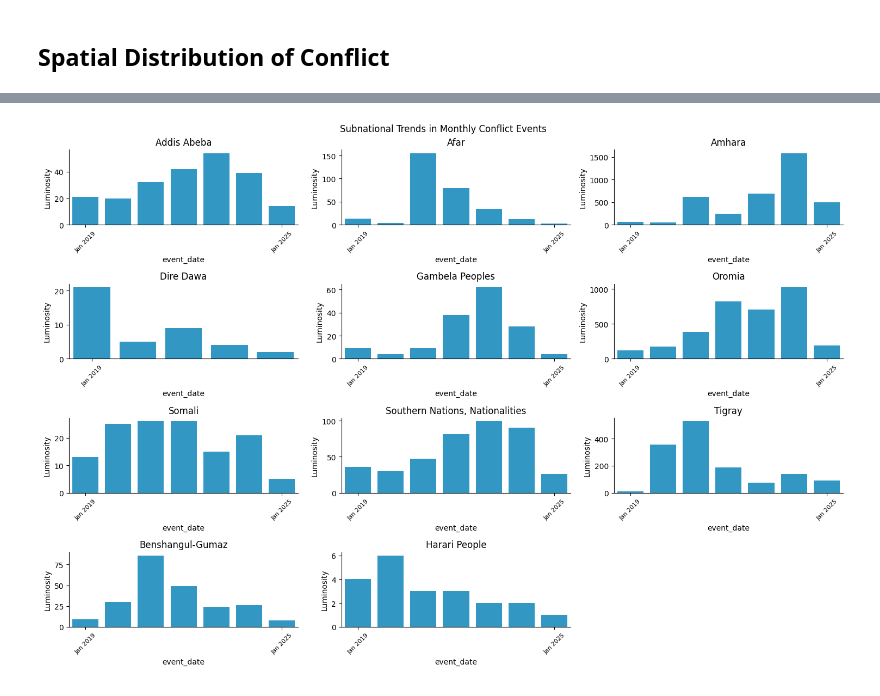
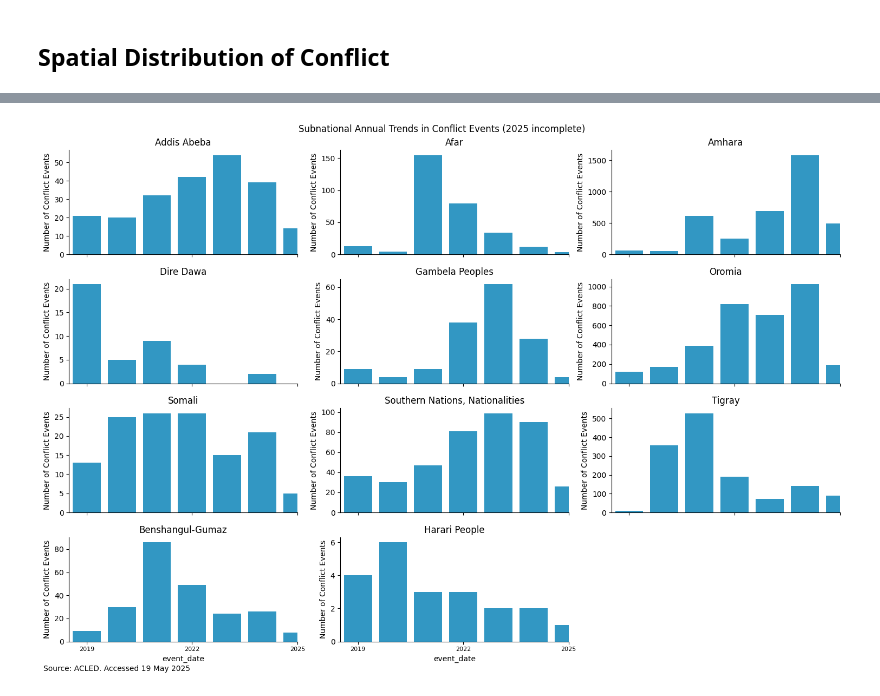
Before and after one commit to datapartnership/ethiopia-economic-monitoring, a Jupyter notebook: notebooks/conflict/acled.ipynb, the cells around one changed output, grey strips where cells are left out. Drawn from its saved outputs; the diff is of its cells as text; code cells hidden in the pictures.

Commit message:
acled date change

```diff
--- a/notebooks/conflict/acled.ipynb
+++ b/notebooks/conflict/acled.ipynb
@@ -590,10 +594,10 @@ def get_category(event_date):
     # Compare using proper timestamp comparison
     if tigray_start <= event_date <= tigray_end:
         return 'Tigray War (3rd Nov 2020 - 3rd Nov 2022)'
-    elif event_date > amhara_start:
-        return 'Amhara War (1st Apr 2023 - Present)'
+    elif event_date >= amhara_start:
+        return f'Amhara War (1st Apr 2023 - {last_date})'
 # %%
-category_list = ['Tigray War (3rd Nov 2020 - 3rd Nov 2022)', 'Amhara War (1st Apr 2023 - Present)']
+category_list = ['Tigray War (3rd Nov 2020 - 3rd Nov 2022)', f'Amhara War (1st Apr 2023 - {last_date})']
 # %%
 data['category'] = data['event_date'].apply(lambda x: get_category(x))
 df = data[~(data['category'].isna())]
@@ -893,7 +897,7 @@ for category_type in list(conflict_event_type["event_type"].unique()):
             child=visuals.get_bar_chart(
                 conflict_event_type,
                 f"Conflict Events - {category_type}",
-                "Source: ACLED. Accessed date {datetime.today().date().isoformat()}",
+                f"Source: ACLED. Accessed date {extracted_date_formatted}",
                 subtitle="",
                 category="event_type",
                 measure="nrEvents",
@@ -945,7 +949,7 @@ for category_type in list(conflict_sub_event_type["event_type"].unique()):
             child=visuals.get_stacked_bar_chart(
                 df,
                 f"Conflict Events by Sub Type",
-                source_text=f"Source: ACLED. Accessed ",
+                source_text=f"Source: ACLED. Accessed {extracted_date_formatted}",
                 date_column="event_date",
                 categories=event_types,
                 measure="nrEvents",
@@ -972,39 +976,43 @@ import matplotlib.pyplot as plt
 import seaborn as sns
 import pandas as pd
 
-fig, axes = plt.subplots(4, 3, figsize=(15, 10))  # 4x3 grid (extra space for alignment)
+fig, axes = plt.subplots(4, 3, figsize=(15, 10), sharex=True)  # 4x3 grid (extra space for alignment)
 axes = axes.flatten()
 
 # Create bar charts for each region
 for i, region in enumerate(conflict_adm1_annual['NAME_1'].unique()):
     ax = axes[i]
     df = conflict_adm1_annual[conflict_adm1_annual['NAME_1']==region]
     df = df[df['event_date']>='2019-01-01']
     # df = df.set_index('date')
     df.loc[:, 'year'] = pd.to_datetime(df['event_date']).dt.year
 
     sns.barplot(data=df, x='event_date', y='nrEvents', color='#1AA1DB', ax=ax)
     ax.set_title(region)
     #ax.set_xlabel('Date')
-    ax.set_ylabel('Luminosity')
+    ax.set_ylabel('Number of Conflict Events')
     ax.spines['top'].set_visible(False)
     ax.spines['right'].set_visible(False)
 
-    tick_positions = range(0, len(df['event_date']), 6)  # Every 6th month
-    tick_labels = pd.to_datetime(df['event_date']).iloc[tick_positions].dt.strftime('%b %Y')  # Format as 'Month Year'
+    tick_positions = range(0, len(df['event_date']), 3)  # Every 6th month
+    tick_labels = pd.to_datetime(df['event_date']).iloc[tick_positions].dt.strftime('%Y')  # Format as 'Month Year'
     ax.set_xticks(tick_positions)
-    ax.set_xticklabels(tick_labels, rotation=45, fontsize=8)
+    ax.set_xticklabels(tick_labels, rotation=0, fontsize=8)
 
 #Hide extra subplots if regions < grid cells
 for j in range(len(conflict_adm1_annual['NAME_1'].unique()), len(axes)):
     fig.delaxes(axes[j])
 
 # Adjust layout
 plt.tight_layout()
-plt.suptitle('Subnational Trends in Monthly Conflict Events', x=0.5, y=1.01)
+plt.suptitle('Subnational Annual Trends in Conflict Events (2025 incomplete)', x=0.5, y=1.01)
+
+# Add subtitle text at the bottom of the chart
+plt.figtext(0.1, 0.00, f'Source: ACLED. Accessed {extracted_date_formatted}', ha='center', fontsize=10)
+
 plt.show()
 
 #
 # plt.savefig('../../docs/images/ntl_admin1_monthly.png')
 # %% [output]
-[figure, old version]
+[figure, new version]
```
Also changed, not shown: parts of 7 cells of this notebook.
